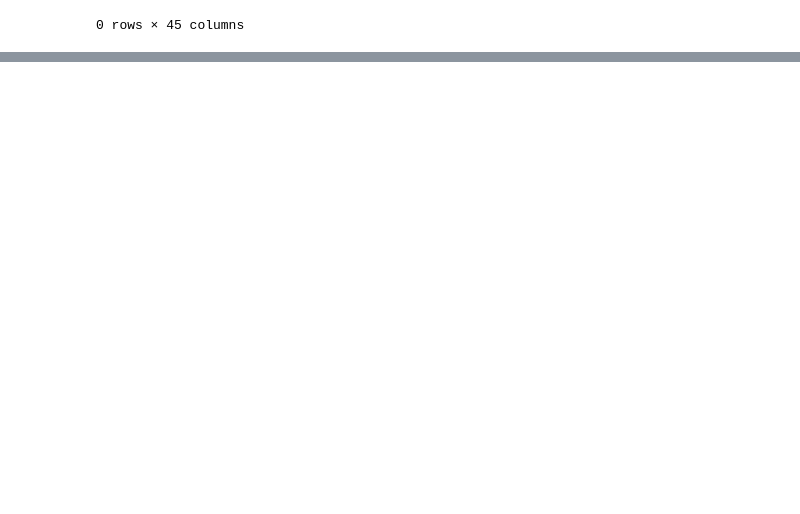
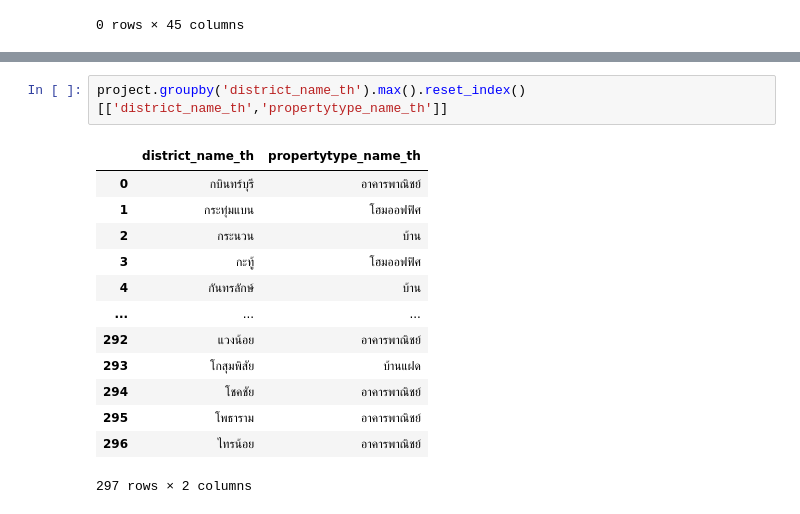
Before and after one commit to Kanchanasud/BasicProg_Dataviz65, a Jupyter notebook: midterm65.ipynb, the cells around one changed output, grey strips where cells are left out. Saved outputs shown, nothing was run; the diff lists cells and outputs as text; blank space fills up the shorter version.

```diff
--- a/midterm65.ipynb
+++ b/midterm65.ipynb
@@ -375,0 +257,16 @@ project.dropna(how='all')
+# %%
+project.groupby('district_name_th').max().reset_index()[['district_name_th','propertytype_name_th']]
+# %% [output]
+|  | district_name_th | propertytype_name_th |
+| 0 | กบินทร์บุรี | อาคารพาณิชย์ |
+| 1 | กระทุ่มแบน | โฮมออฟฟิศ |
+| 2 | กระนวน | บ้าน |
+| 3 | กะทู้ | โฮมออฟฟิศ |
+| 4 | กันทรลักษ์ | บ้าน |
+| ... | ... | ... |
+| 292 | แวงน้อย | อาคารพาณิชย์ |
+| 293 | โกสุมพิสัย | บ้านแฝด |
+| 294 | โชคชัย | อาคารพาณิชย์ |
+| 295 | โพธาราม | อาคารพาณิชย์ |
+| 296 | ไทรน้อย | อาคารพาณิชย์ |
+297 rows × 2 columns
```
Also changed, not shown: parts of 41 cells of this notebook.
